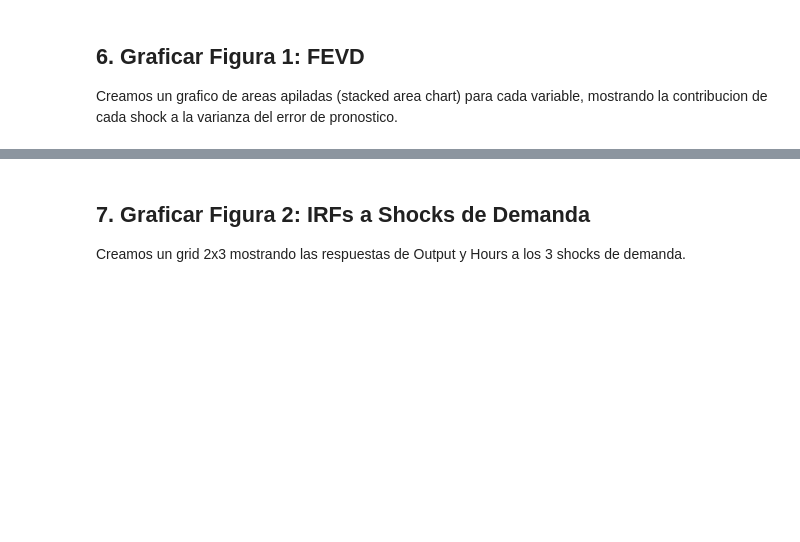
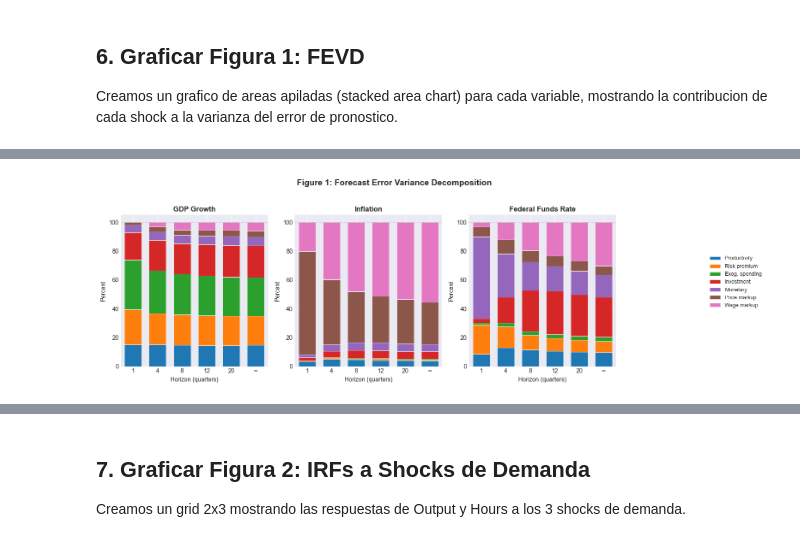
Before and after one commit to DavidGuzzi/MECTMT11, a Jupyter notebook: direct_replication/notebooks/figures_1_2_replication.ipynb, the cells around one changed output, grey strips where cells are left out. Drawn from its saved outputs; the diff is of its cells as text; code cells hidden in the pictures; blank space fills up the shorter version.

```diff
--- a/direct_replication/notebooks/figures_1_2_replication.ipynb
+++ b/direct_replication/notebooks/figures_1_2_replication.ipynb
@@ -259,82 +421,87 @@ figure2_irfs.head()
 
 Creamos un grafico de areas apiladas (stacked area chart) para cada variable, mostrando la contribucion de cada shock a la varianza del error de pronostico.
 # %%
-def plot_figure1_fevd(fevd_df, variables, shock_order, shock_labels, var_labels, max_horizon=40):
+def plot_figure1_fevd(fevd_df, variables, shock_order, shock_labels, var_labels):
     """
-    Grafica Figura 1: FEVD como stacked area charts.
+    Grafica Figura 1: FEVD como barras apiladas (estilo paper S&W 2007).
 
-    Estilo del paper:
-    - 3 paneles (GDP growth, Inflation, Interest rate)
-    - Eje X: Horizonte (quarters)
-    - Eje Y: Porcentaje de varianza (0-100%)
-    - Areas apiladas para cada shock
+    El paper original muestra barras apiladas para horizontes seleccionados:
+    1, 4, 8, 12, 20 quarters y "infinito" (usamos 40 como proxy)
     """
-    fig, axes = plt.subplots(1, 3, figsize=(15, 5))
+    # Horizontes a mostrar (como en el paper)
+    horizons_to_plot = [1, 4, 8, 12, 20, 40]
+    horizon_labels = ['1', '4', '8', '12', '20', '∞']
 
-    # Colores para los shocks
-    colors = plt.cm.Set2(np.linspace(0, 1, len(shock_order)))
+    fig, axes = plt.subplots(1, 3, figsize=(14, 5))
+
+    # Colores distintivos para los 7 shocks
+    colors = ['#1f77b4', '#ff7f0e', '#2ca02c', '#d62728', '#9467bd', '#8c564b', '#e377c2']
+
+    bar_width = 0.7
 
     for idx, var in enumerate(variables):
         ax = axes[idx]
 
-        # Filtrar para esta variable
-        var_data = fevd_df[(fevd_df['variable'] == var) & (fevd_df['horizon'] <= max_horizon)].copy()
+        # Filtrar datos para esta variable y horizontes seleccionados
+        var_data = fevd_df[
+            (fevd_df['variable'] == var) &
+            (fevd_df['horizon'].isin(horizons_to_plot))
+        ].copy()
 
-        # Pivot a formato wide
-        pivot_data = var_data.pivot(
-            index='horizon',
-            columns='shock',
-            values='variance_share'
-        )
+        if len(var_data) == 0:
+            ax.set_title(f"{var_labels.get(var, var)} - NO DATA")
+            continue
 
-        # Reordenar columnas segun shock_order
-        available_shocks = [s for s in shock_order if s in pivot_data.columns]
-        pivot_data = pivot_data[available_shocks]
+        # Preparar datos para barras apiladas
+        x_positions = np.arange(len(horizons_to_plot))
+        bottom = np.zeros(len(horizons_to_plot))
 
-        # Grafico de area apilada
-        pivot_data.plot.area(
-            ax=ax,
-            stacked=True,
-            alpha=0.85,
-            color=colors[:len(available_shocks)],
-            linewidth=0.5
-        )
+        for s_idx, shock in enumerate(shock_order):
+            heights = []
+            for h in horizons_to_plot:
+                val = var_data[(var_data['horizon'] == h) & (var_data['shock'] == shock)]['variance_share']
+                heights.append(val.values[0] if len(val) > 0 else 0)
+
+            ax.bar(x_positions, heights, bar_width, bottom=bottom,
+                   label=shock_labels.get(shock, shock), color=colors[s_idx],
+                   edgecolor='white', linewidth=0.5)
+            bottom += np.array(heights)
 
         ax.set_title(var_labels.get(var, var), fontsize=12, fontweight='bold')
         ax.set_xlabel('Horizon (quarters)', fontsize=10)
         ax.set_ylabel('Percent', fontsize=10)
-        ax.set_xlim(1, max_horizon)
-        ax.set_ylim(0, 100)
+        ax.set_xticks(x_positions)
+        ax.set_xticklabels(horizon_labels)
+        ax.set_ylim(0, 105)
+        ax.set_xlim(-0.5, len(horizons_to_plot) - 0.5)
 
-        # Leyenda solo en el ultimo panel
-        if idx == len(variables) - 1:
-            ax.legend(
-                [shock_labels.get(s, s) for s in available_shocks],
-                loc='center left',
-                bbox_to_anchor=(1.02, 0.5),
-                fontsize=9
-            )
-        else:
-            ax.legend().remove()
+        # Linea horizontal en 100%
+        ax.axhline(100, color='gray', linestyle='--', linewidth=0.5, alpha=0.5)
 
-        ax.grid(True, alpha=0.3, linestyle='--')
+        # Grid horizontal
+        ax.yaxis.grid(True, alpha=0.3, linestyle='--')
+        ax.set_axisbelow(True)
 
-    plt.suptitle('Figure 1: Forecast Error Variance Decomposition', fontsize=14, fontweight='bold', y=1.02)
-    plt.tight_layout()
+    # Leyenda comun fuera de los graficos
+    handles, labels = axes[-1].get_legend_handles_labels()
+    fig.legend(handles, labels, loc='center right', bbox_to_anchor=(1.12, 0.5), fontsize=9)
+
+    plt.suptitle('Figure 1: Forecast Error Variance Decomposition', fontsize=14, fontweight='bold')
+    plt.tight_layout(rect=[0, 0, 0.88, 0.95])
 
     return fig
 
 # Graficar Figura 1
-print("Generando Figura 1: FEVD...\n")
+print("Generando Figura 1: FEVD (barras apiladas)...\n")
 
 fig1 = plot_figure1_fevd(
     fevd_df,
     FIGURE1_VARIABLES,
     SHOCK_ORDER,
     SHOCK_LABELS,
-    FIGURE1_LABELS,
-    max_horizon=40
+    FIGURE1_LABELS
 )
 
 plt.show()
 print("\nFigura 1 generada")
+# %% [output]
@@ -340,0 +509 @@ print("\nFigura 1 generada")
+[figure, added]
```
Also changed, not shown: parts of 17 cells of this notebook, 5 other files.
